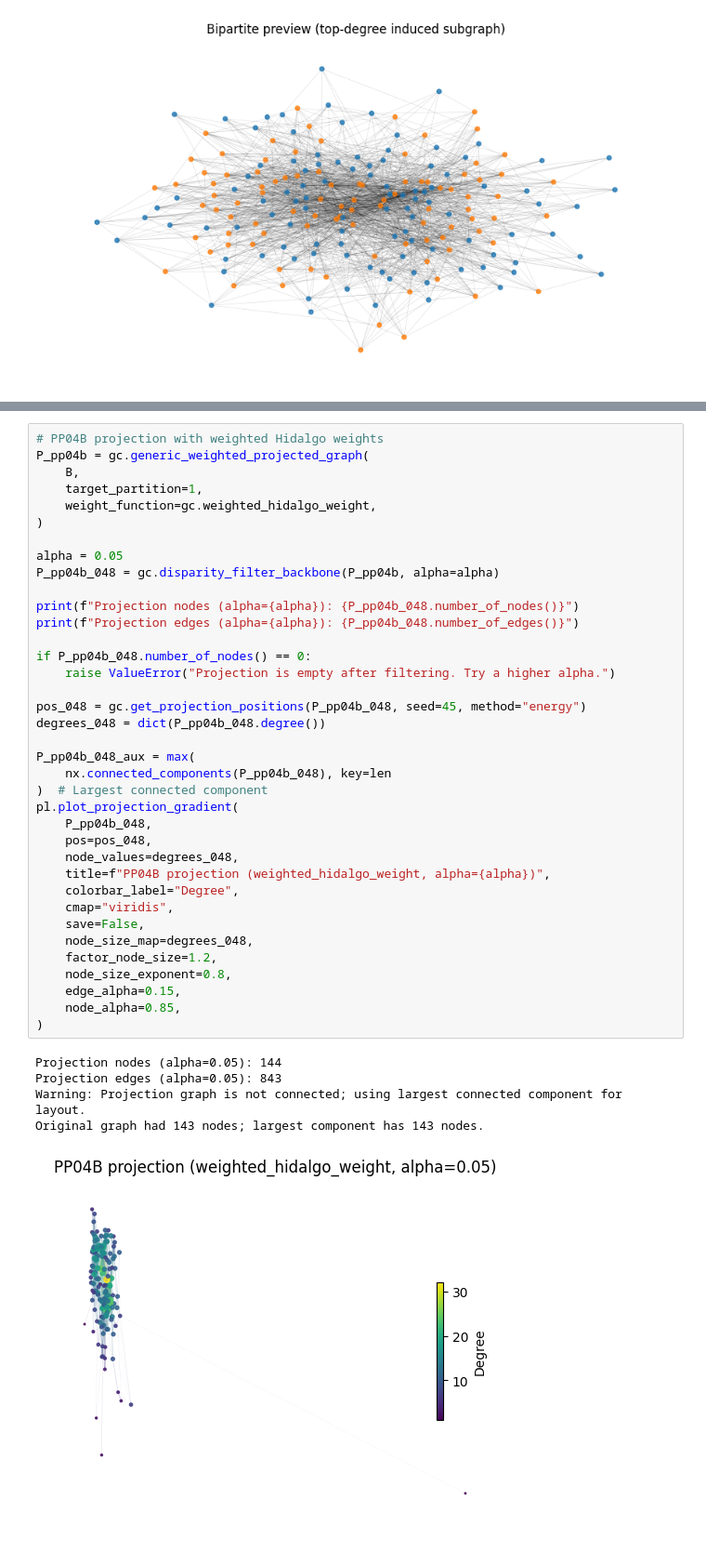
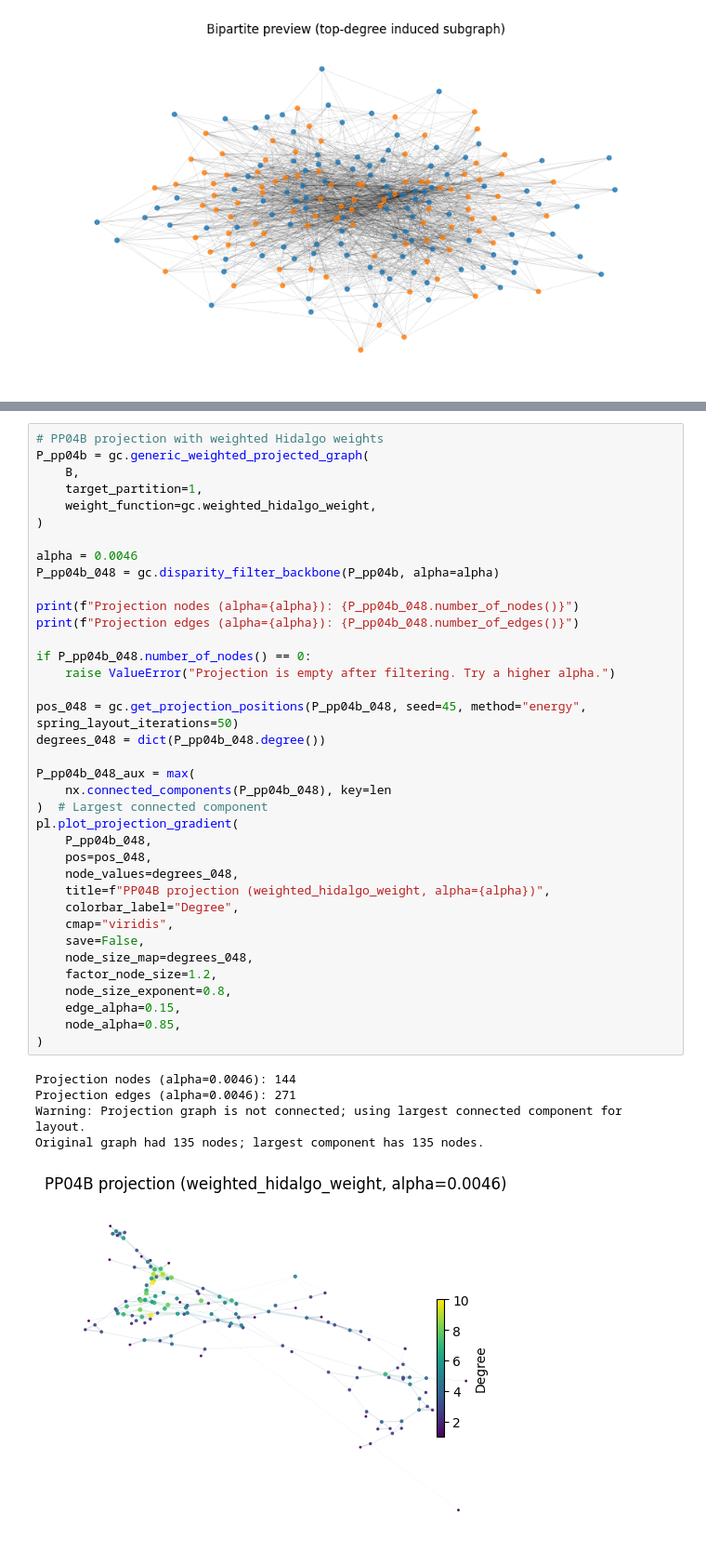
Before and after one commit to aaronbernal28/labor_market_structure_arg, a Jupyter notebook: notebooks/eph_data.ipynb, the cells around one changed output, grey strips where cells are left out. Shown at 93% size. Cells and saved outputs as stored; diff of their text form.

```diff
--- a/notebooks/eph_data.ipynb
+++ b/notebooks/eph_data.ipynb
@@ -142,41 +175,41 @@ P_pp04b = gc.generic_weighted_projected_graph(
 	weight_function=gc.weighted_hidalgo_weight,
 )
 
-alpha = 0.05
+alpha = 0.0046
 P_pp04b_048 = gc.disparity_filter_backbone(P_pp04b, alpha=alpha)
 
 print(f"Projection nodes (alpha={alpha}): {P_pp04b_048.number_of_nodes()}")
 print(f"Projection edges (alpha={alpha}): {P_pp04b_048.number_of_edges()}")
 
 if P_pp04b_048.number_of_nodes() == 0:
 	raise ValueError("Projection is empty after filtering. Try a higher alpha.")
 
-pos_048 = gc.get_projection_positions(P_pp04b_048, seed=45, method="energy")
+pos_048 = gc.get_projection_positions(P_pp04b_048, seed=45, method="energy", spring_layout_iterations=50)
 degrees_048 = dict(P_pp04b_048.degree())
 
 P_pp04b_048_aux = max(
 	nx.connected_components(P_pp04b_048), key=len
 )  # Largest connected component
 pl.plot_projection_gradient(
 	P_pp04b_048,
 	pos=pos_048,
 	node_values=degrees_048,
 	title=f"PP04B projection (weighted_hidalgo_weight, alpha={alpha})",
 	colorbar_label="Degree",
 	cmap="viridis",
 	save=False,
 	node_size_map=degrees_048,
 	factor_node_size=1.2,
 	node_size_exponent=0.8,
 	edge_alpha=0.15,
 	node_alpha=0.85,
 )
 # %% [output]
-Projection nodes (alpha=0.05): 144
-Projection edges (alpha=0.05): 843
+Projection nodes (alpha=0.0046): 144
+Projection edges (alpha=0.0046): 271
 Warning: Projection graph is not connected; using largest connected component for layout.
-Original graph had 143 nodes; largest component has 143 nodes.
+Original graph had 135 nodes; largest component has 135 nodes.
-[figure, old version]
+[figure, new version]
 # %%
 # Louvain communities + modularity on the filtered PP04B projection
 partition, modularity_score, best_resolution = comm.best_louvain_partition_random(
```
Also changed, not shown: parts of 7 cells of this notebook.
